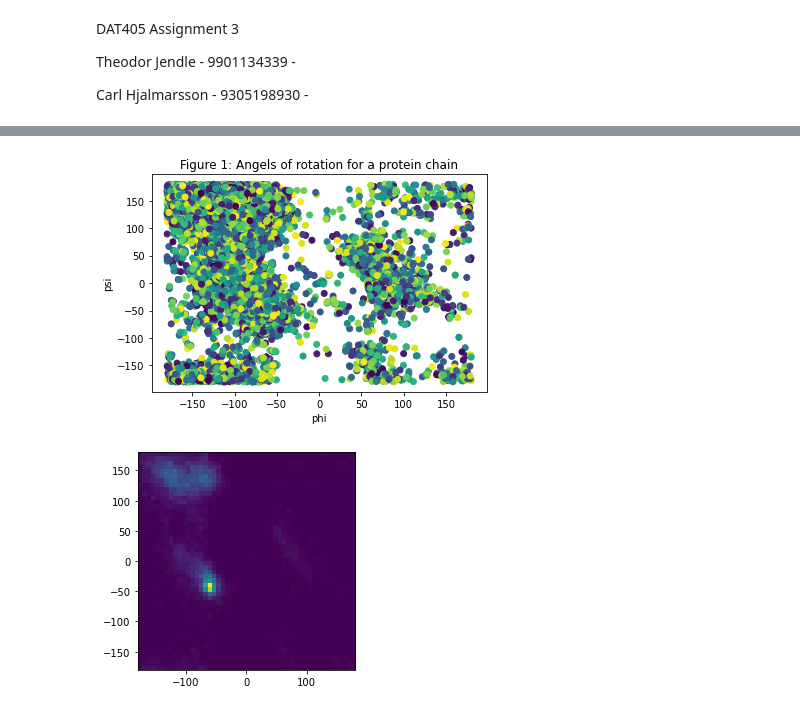
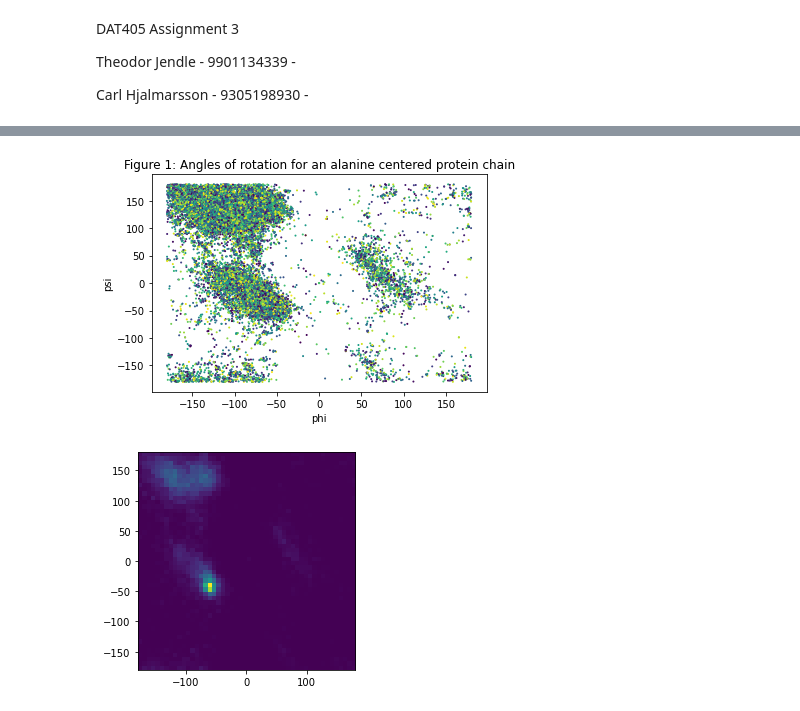
Before and after one commit to carljvh/intro-to-datascience-and-AI, a Jupyter notebook: assignment-3/problem3_1.ipynb, the cells around one changed output, grey strips where cells are left out. Cells and saved outputs as stored; diff of their text form; code cells hidden in the pictures.

```diff
--- a/assignment-3/problem3_1.ipynb
+++ b/assignment-3/problem3_1.ipynb
@@ -31,33 +17,21 @@ from sklearn.cluster import KMeans
 # %%
-import numpy as np
-import matplotlib.pyplot as plt
-import pandas as pd
-import statistics as st
-from sklearn import datasets
-import os
-from sklearn.datasets import make_blobs
-import matplotlib.pyplot as plt
-from sklearn.cluster import KMeans
+protein_data = pd.read_csv("assignment3-data.csv", index_col = False)
+angle_data = protein_data[['phi', 'psi']]
 
-protein_data = pd.read_csv("assignment3-data.csv", index_col = False)
-
-phi_data = protein_data["phi"]
-psi_data = protein_data["psi"]
-
-N = len(phi_data)
+N = len(angle_data)
 colors = np.random.rand(N)
-plt.scatter(phi_data, psi_data, c = colors)
+plt.scatter(angle_data['phi'], angle_data['psi'], c = colors, s=1)
 plt.xlabel("phi")
 plt.ylabel("psi")
-plt.title("Figure 1: Angels of rotation for a protein chain")
+plt.title("Figure 1: Angles of rotation for an alanine centered protein chain")
 plt.show()
 
-heatmap, xedges, yedges = np.histogram2d(phi_data, psi_data, bins=50)
+heatmap, xedges, yedges = np.histogram2d(angle_data["phi"], angle_data["psi"], bins=50)
 extent = [xedges[0], xedges[-1], yedges[0], yedges[-1]]
 
 plt.clf()
 plt.imshow(heatmap.T, extent=extent, origin='lower')
 plt.show()
 # %% [output]
-[figure, old version]
+[figure, new version]
 [figure]
```
Also changed, not shown: parts of 1 cell of this notebook, 1 other file.
